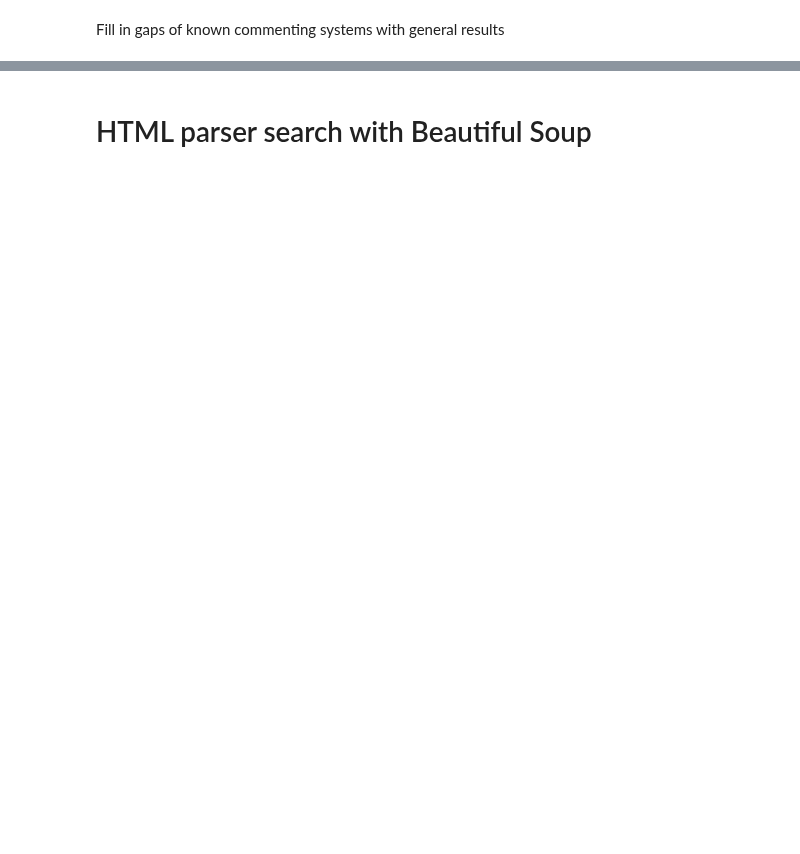
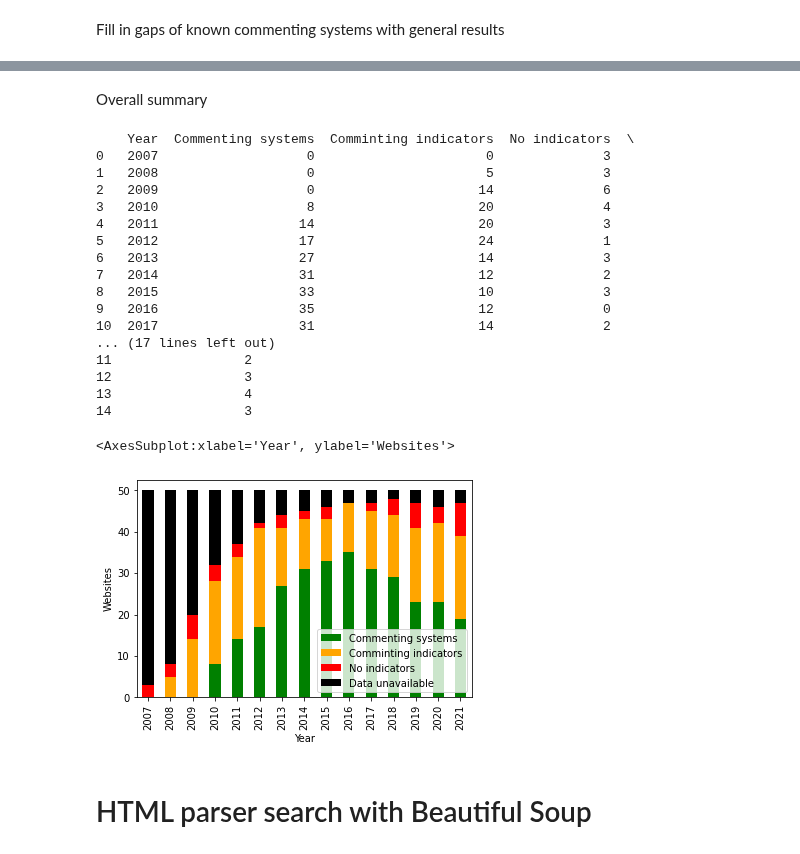
Before and after one commit to smootyboy/ARCH_News_Comments, a Jupyter notebook: Comment_Extraction.ipynb, the cells around one changed output, grey strips where cells are left out. Saved outputs shown, nothing was run; the diff lists cells and outputs as text; code cells hidden in the pictures; blank space fills up the shorter version.

Commit message:
Added visual summary
Also made dutch dataset domain list unique

```diff
--- a/Comment_Extraction.ipynb
+++ b/Comment_Extraction.ipynb
@@ -759,6 +759,53 @@ merged
 | todayonline.com | Data unavailable | Data unavailable | Data unavailable | Data unavailable | Data unavailable | Data unavailable | Facebook Comments | Facebook Comments | Facebook Comments | Facebook Comments | Facebook Comments | ... |
 | dailytelegraph.com.au | Data unavailable | Data unavailable |  | comment in id variable; comment i... | comment in id variable; comment i... | comment in id variable; comment i... | Livefyre | Livefyre | Livefyre | Livefyre | Livefyre | ... |
 | csmonitor.com | Data unavailable | Data unavailable | comment in link text | Disqus | Disqus | Disqus | Disqus | Disqus | Disqus; Gigya | Disqus; Gigya | Disqus; Gigya | ... |
+# %% [markdown]
+Overall summary
+# %%
+years = range(2007,2022)
+commenting_systems_per_year = pd.DataFrame(0,index=[list(years)], columns=["Commenting systems", "Comminting indicators","No indicators","Data unavailable"])
+
+commenting_systems_per_domain = pd.read_csv("data/"+Dataset +"/results/domain-summary.csv", index_col=0).fillna("")
+commenting_snippets_per_domain = pd.read_csv("data/"+Dataset +"/results/snippet-domain-summary.csv", index_col=0).fillna("")
+for index in commenting_systems_per_domain.index:
+    for column in commenting_systems_per_domain.columns:
+        if commenting_systems_per_domain.loc[index,column] == "Data unavailable":
+            commenting_systems_per_year.loc[int(column), 'Data unavailable'] += 1
+            continue
+        if commenting_systems_per_domain.loc[index,column] == "":
+            if commenting_snippets_per_domain.loc[index,column] != "":
+                commenting_systems_per_year.loc[int(column), 'Comminting indicators'] += 1
+            else:
+                commenting_systems_per_year.loc[int(column), 'No indicators'] += 1
+        else:
+            commenting_systems_per_year.loc[int(column), 'Commenting systems'] += 1
+
+
+commenting_systems_per_year = commenting_systems_per_year.reset_index(level=0)
+commenting_systems_per_year.columns = ["Year", "Commenting systems", "Comminting indicators","No indicators","Data unavailable"]
+print(commenting_systems_per_year)
+print()
+commenting_systems_per_year.plot(x='Year', ylabel='Websites', kind = 'bar', stacked=True, color=['green','orange','red','black'])
+# %% [output]
+    Year  Commenting systems  Comminting indicators  No indicators  \
+0   2007                   0                      0              3
+1   2008                   0                      5              3
+2   2009                   0                     14              6
+3   2010                   8                     20              4
+4   2011                  14                     20              3
+5   2012                  17                     24              1
+6   2013                  27                     14              3
+7   2014                  31                     12              2
+8   2015                  33                     10              3
+9   2016                  35                     12              0
+10  2017                  31                     14              2
+... (17 lines left out)
+11                 2
+12                 3
+13                 4
+14                 3
+<AxesSubplot:xlabel='Year', ylabel='Websites'>
+[figure, added]
 # %% [markdown]
 # HTML parser search with Beautiful Soup
 # %%
```
Also changed, not shown: parts of 40 cells of this notebook.
